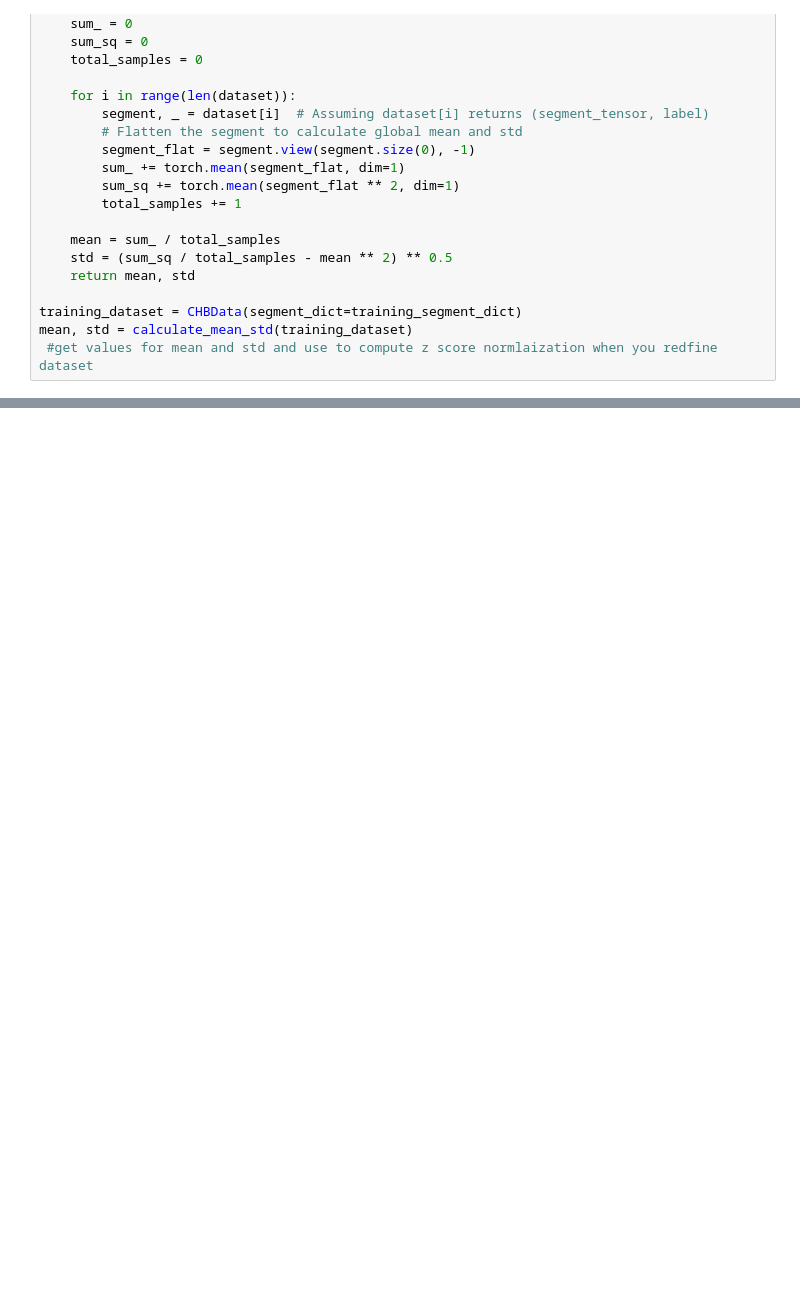
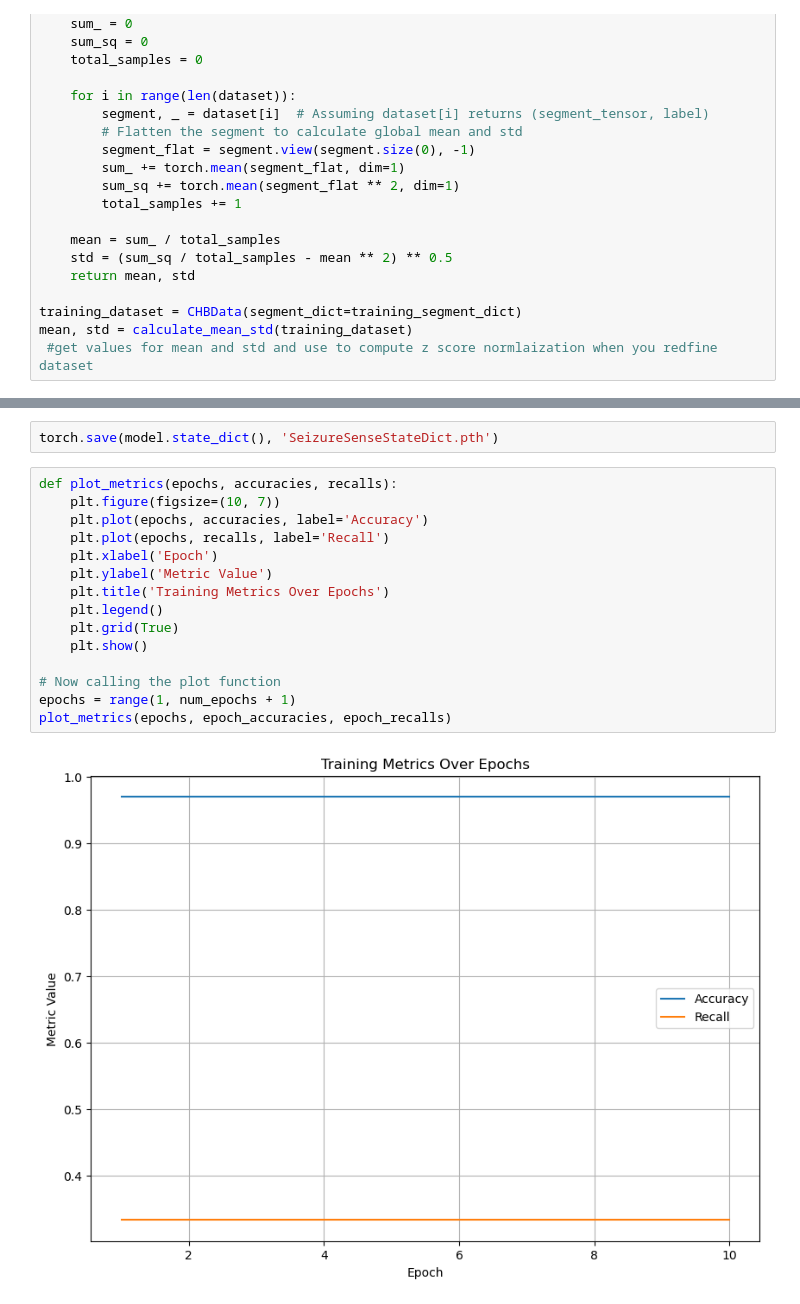
Before and after one commit to MattyB709/SeizureSense, a Jupyter notebook: Seizure Sense.ipynb, the cells around one changed output, grey strips where cells are left out. Drawn from its saved outputs; the diff is of its cells as text; blank space fills up the shorter version.

```diff
--- a/Seizure Sense.ipynb
+++ b/Seizure Sense.ipynb
@@ -322,0 +255,19 @@ for epoch in range(num_epochs):
+# %%
+torch.save(model.state_dict(), 'SeizureSenseStateDict.pth')
+# %%
+def plot_metrics(epochs, accuracies, recalls):
+    plt.figure(figsize=(10, 7))
+    plt.plot(epochs, accuracies, label='Accuracy')
+    plt.plot(epochs, recalls, label='Recall')
+    plt.xlabel('Epoch')
+    plt.ylabel('Metric Value')
+    plt.title('Training Metrics Over Epochs')
+    plt.legend()
+    plt.grid(True)
+    plt.show()
+
+# Now calling the plot function
+epochs = range(1, num_epochs + 1)
+plot_metrics(epochs, epoch_accuracies, epoch_recalls)
+# %% [output]
+[figure, added]
```
Also changed, not shown: parts of 19 cells of this notebook.
